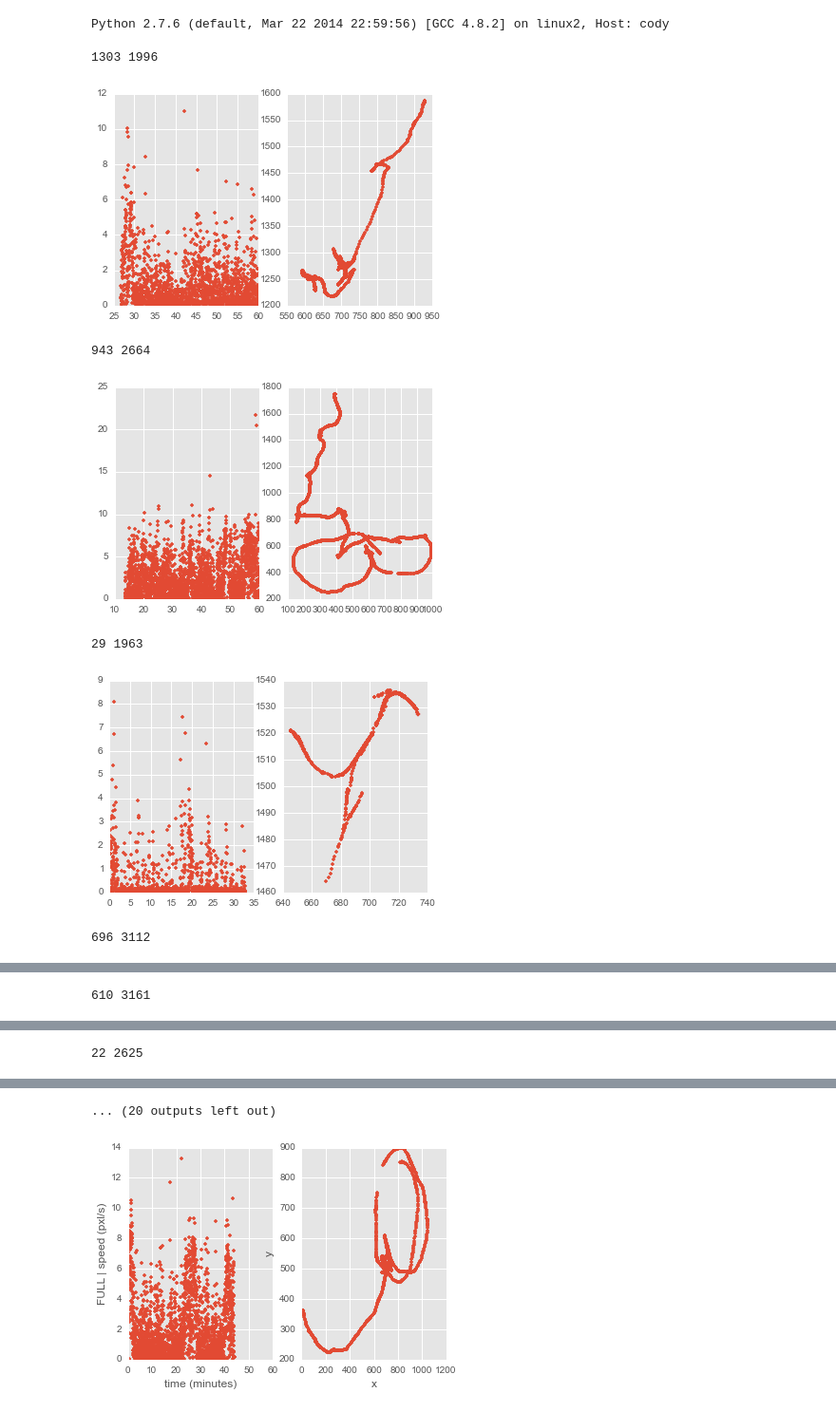
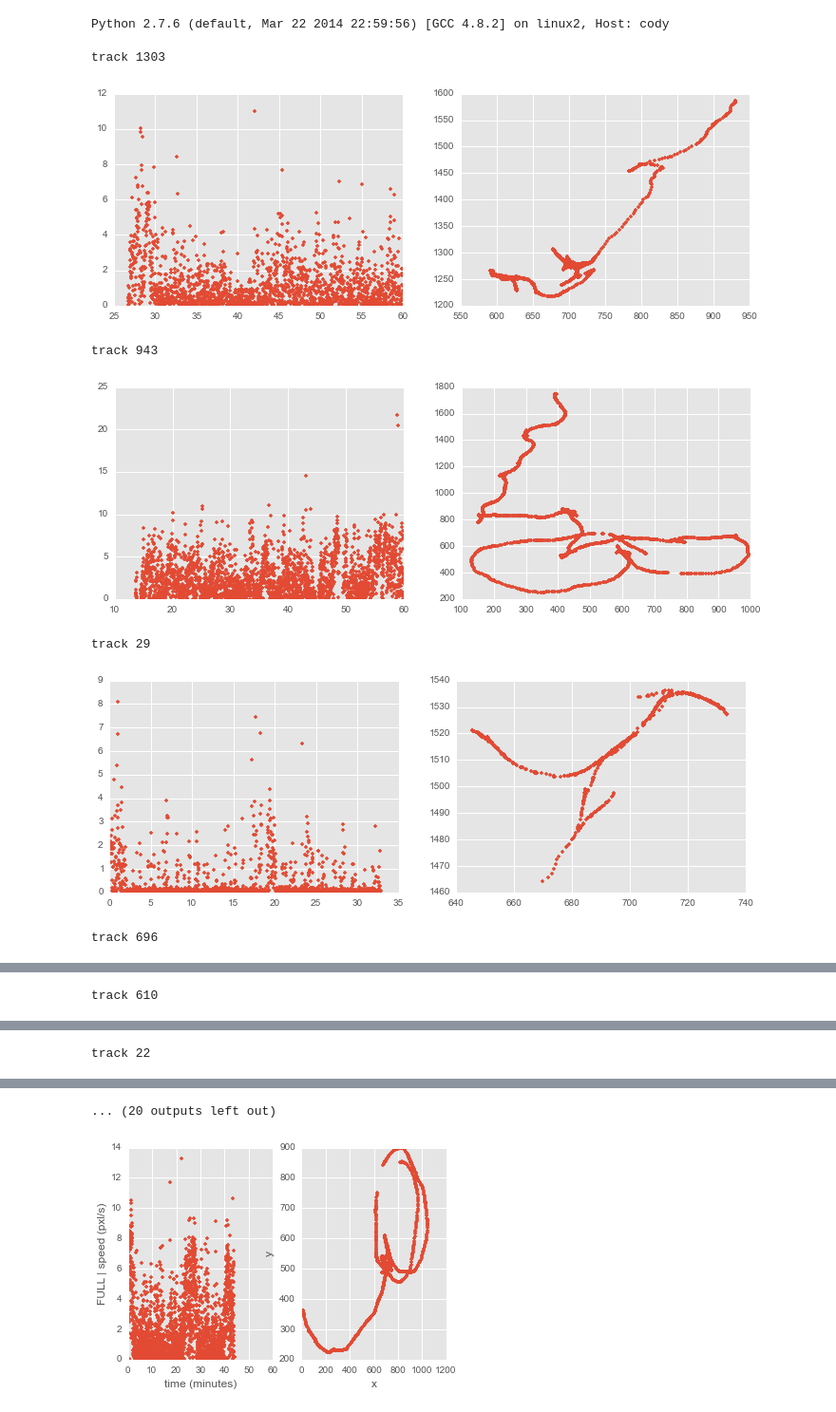
Before and after one commit to amarallab/waldo, a Jupyter notebook: workbooks/dev/sliding_bin_distribution.ipynb, the cells around one changed output, grey strips where cells are left out. Shown at 95% size. Cells and saved outputs as stored; diff of their text form; code cells hidden in the pictures.

```diff
--- a/workbooks/dev/sliding_bin_distribution.ipynb
+++ b/workbooks/dev/sliding_bin_distribution.ipynb
@@ -48,20 +52,20 @@ wr = WormWriter(eid)
 # %%
 data_id = 'speed_files'
 for bid in wr.blobs(data_id=data_id):
     sdf = wr.load(bid, data_id)
     if len(sdf) > 1500:
-        print bid, len(sdf)
+        print'track', bid #, len(sdf)
         sdf['minutes'] = sdf['time'] / 60.0
 
-        fig, ax = plt.subplots(1, 2)
+        fig, ax = plt.subplots(1, 2, figsize=(12,4))
         ax[0].plot(sdf['minutes'], sdf['speed'], '.')
         ax[1].plot(sdf['x'], sdf['y'], '.')
         plt.show()
 # %% [output]
-1303 1996
+track 1303
-[figure, old version]
+[figure, new version]
-943 2664
+track 943
-[figure, old version]
+[figure, new version]
-29 1963
+track 29
-[figure, old version]
+[figure, new version]
-696 3112
+track 696
@@ -69 +73 @@ for bid in wr.blobs(data_id=data_id):
-610 3161
+track 610
@@ -71 +75 @@ for bid in wr.blobs(data_id=data_id):
-22 2625
+track 22
```
Also changed, not shown: parts of 23 cells of this notebook, 3 other files.
